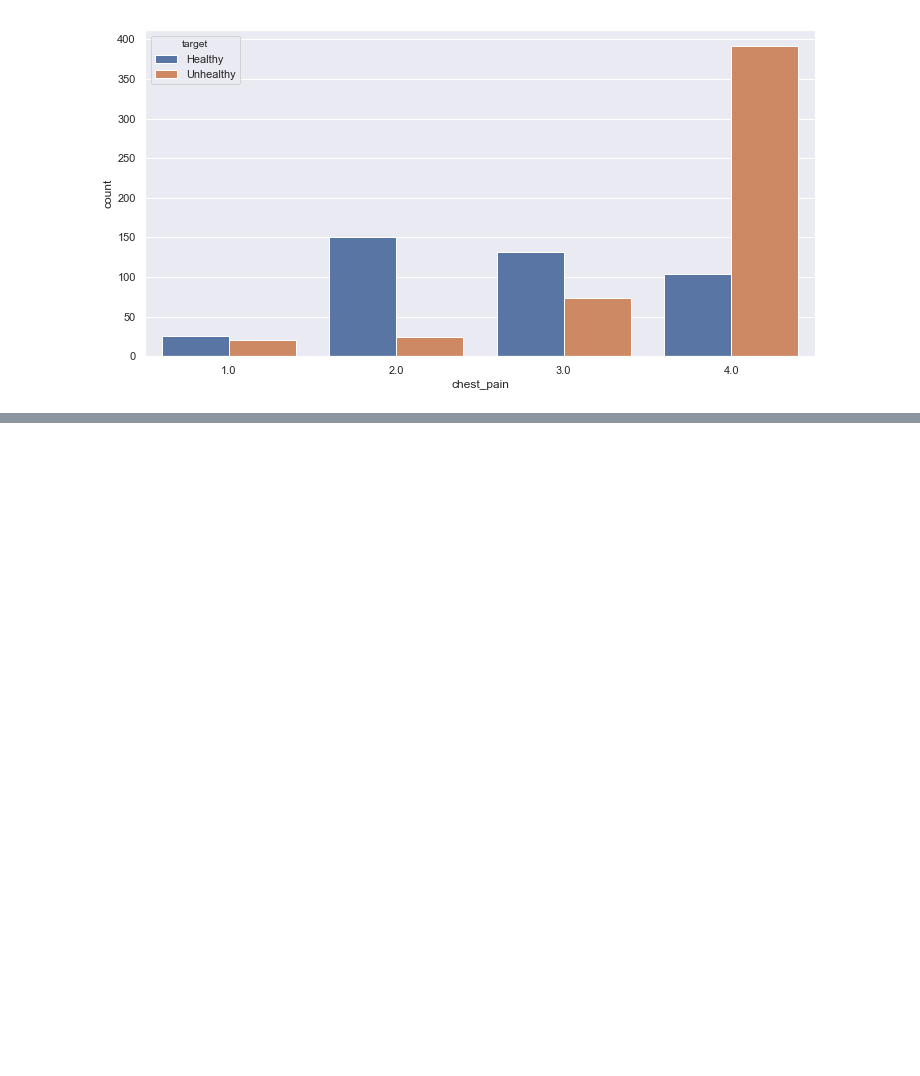
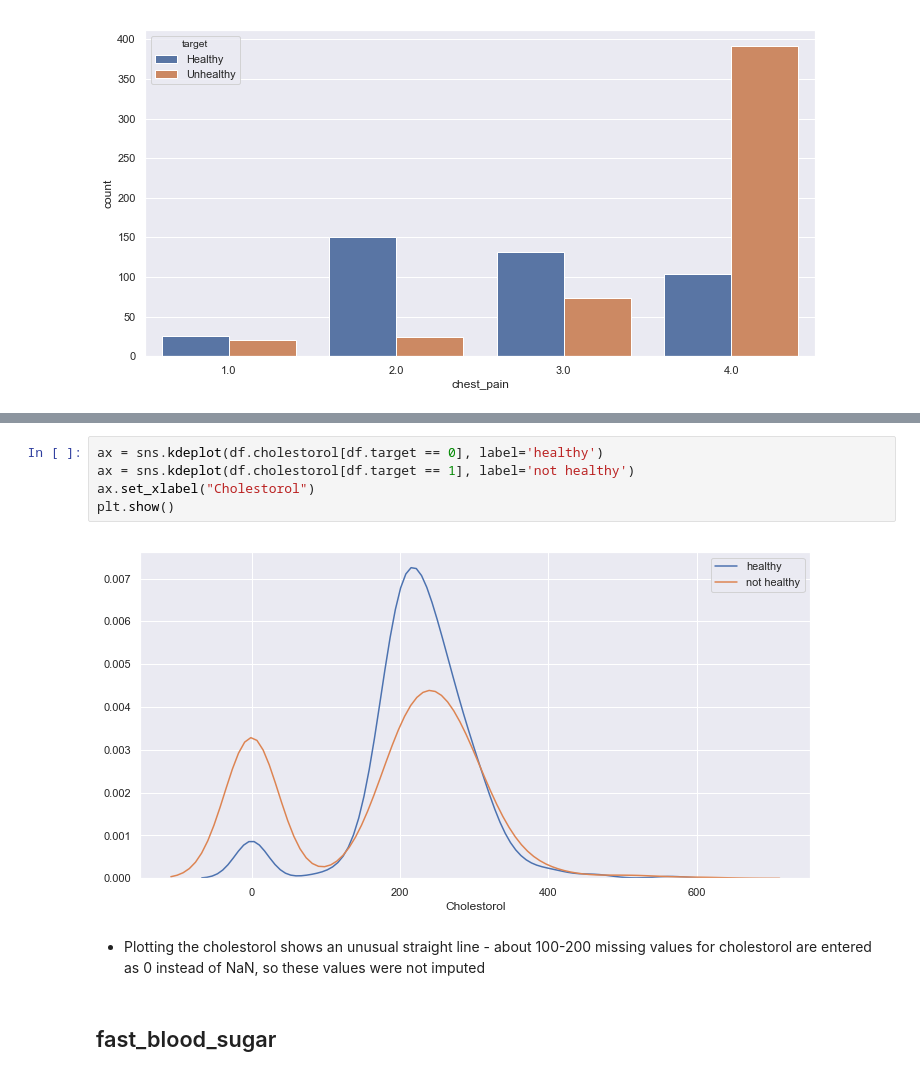
Before and after one commit to dimitraz/medical-data, a Jupyter notebook: Data Wrangling 2.ipynb, the cells around one changed output, grey strips where cells are left out. Saved outputs shown, nothing was run; the diff lists cells and outputs as text; blank space fills up the shorter version.

```diff
--- a/Data Wrangling 2.ipynb
+++ b/Data Wrangling 2.ipynb
@@ -456,0 +512,11 @@ lab 2
+# %%
+ax = sns.kdeplot(df.cholestorol[df.target == 0], label='healthy')
+ax = sns.kdeplot(df.cholestorol[df.target == 1], label='not healthy')
+ax.set_xlabel("Cholestorol")
+plt.show()
+# %% [output]
+[figure, added]
+# %% [markdown]
+* Plotting the cholestorol shows an unusual straight line - about 100-200 missing values for cholestorol are entered as 0 instead of NaN, so these values were not imputed
+# %% [markdown]
+## fast_blood_sugar
```
Also changed, not shown: parts of 26 cells of this notebook.
